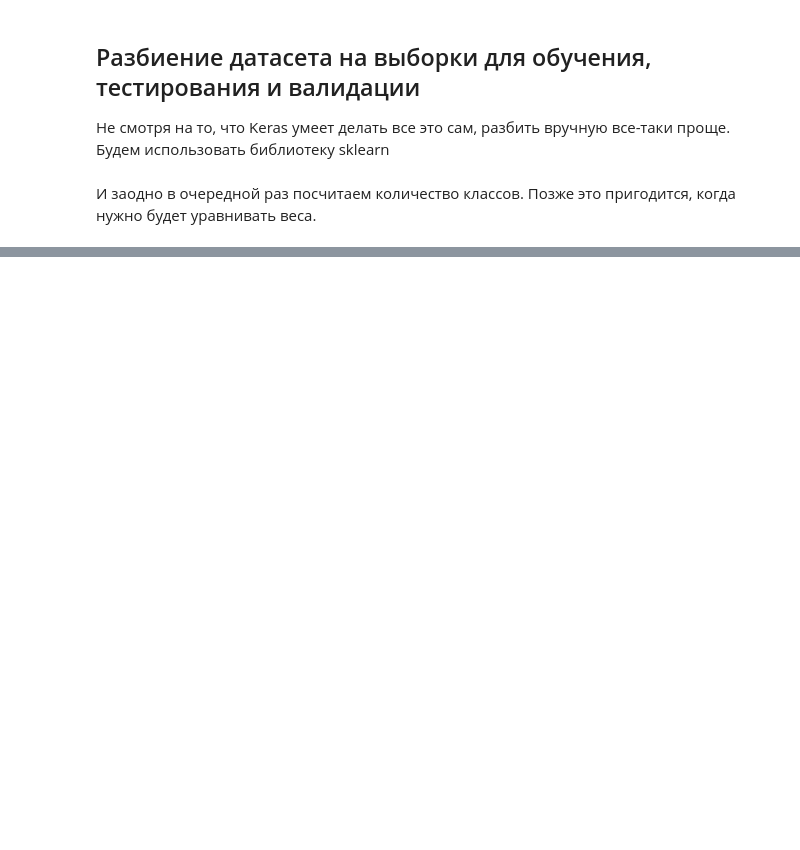
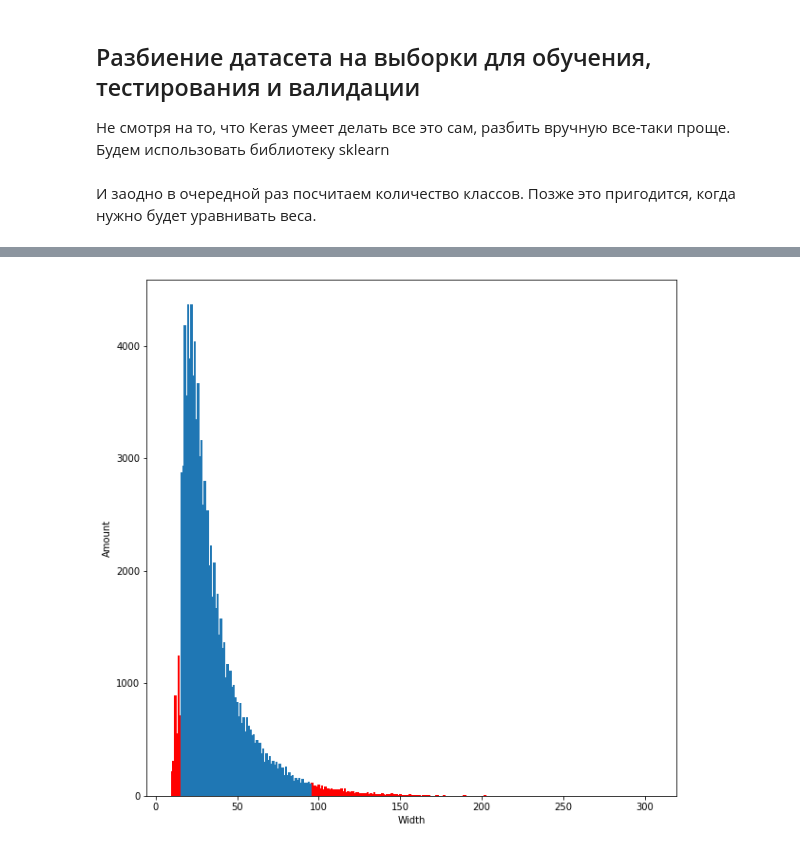
Before and after one commit to bmstu-iu8-g1-2019-project/road-signs-recognition, a Jupyter notebook: dataset.ipynb, the cells around one changed output, grey strips where cells are left out. Cells and saved outputs as stored; diff of their text form; code cells hidden in the pictures; blank space fills up the shorter version.

```diff
--- a/dataset.ipynb
+++ b/dataset.ipynb
@@ -552,0 +569,17 @@ counts.to_csv('dataset/counts.csv', index=False)
+# %%
+from itertools import takewhile, dropwhile
+
+widths = dataset['width'].values
+widths = np.sort(widths)
+taken_w = list(dropwhile(lambda x: x < 16, widths))
+taken_w = list(takewhile(lambda x: x < 96, taken_w))
+taken_w = cs.Counter(taken_w)
+all_w = cs.Counter(widths)
+plt.figure(figsize=(10, 10))
+plt.bar(list(all_w.keys()), list(all_w.values()), width=1.5, color='r')
+plt.bar(list(taken_w.keys()), list(taken_w.values()), width=1.5)
+plt.xlabel('Width')
+plt.ylabel('Amount')
+plt.show()
+# %% [output]
+[figure, added]
```
Also changed, not shown: parts of 15 cells of this notebook, 7 other files.
